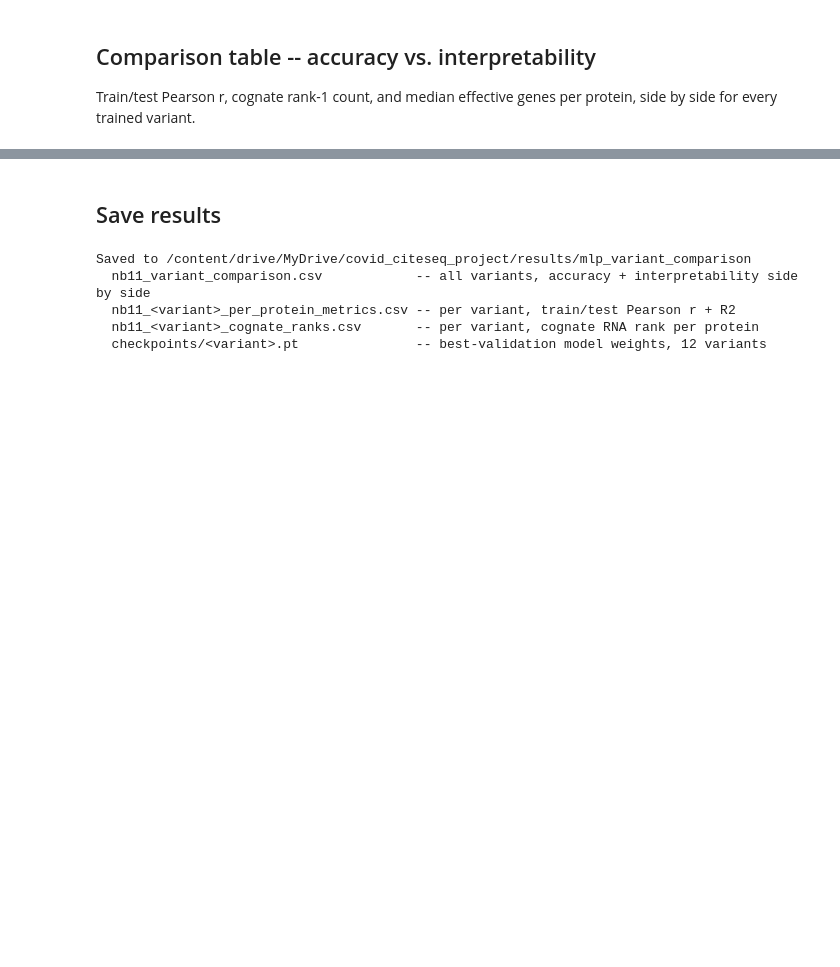
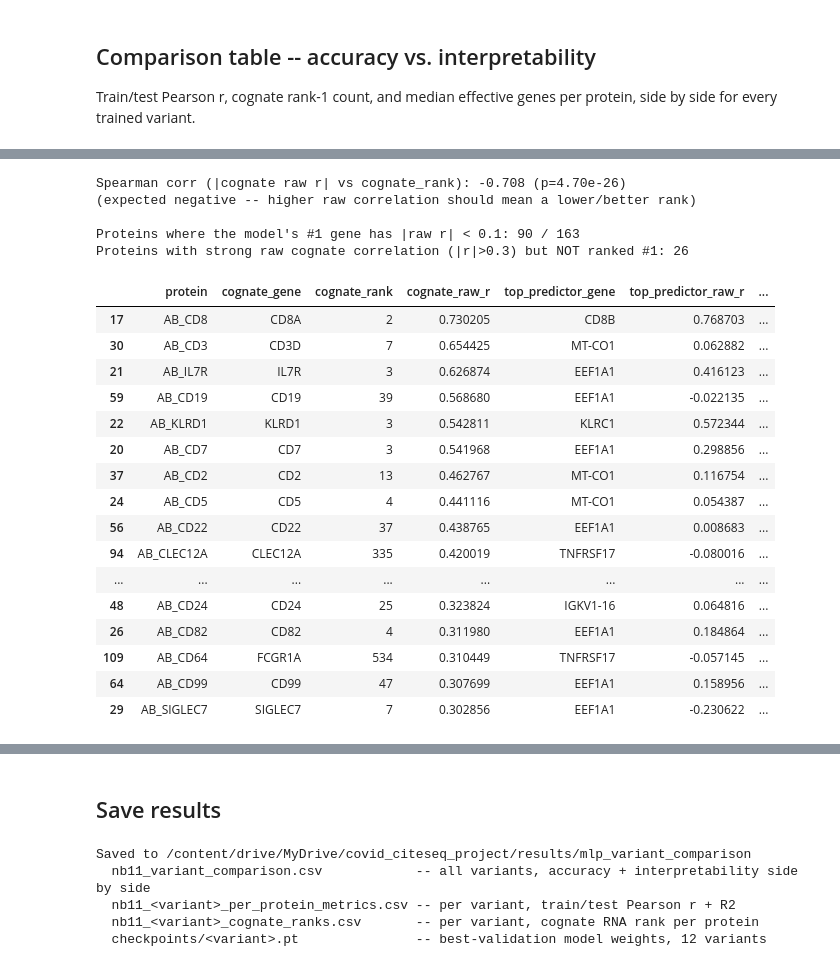
Before and after one commit to fshokor/covid-citeseq, a Jupyter notebook: notebooks/nb11_mlp_variant_comparison.ipynb, the cells around one changed output, grey strips where cells are left out. Cells and saved outputs as stored; diff of their text form; code cells hidden in the pictures; blank space fills up the shorter version.

Commit message:
comparing all models

```diff
--- a/notebooks/nb11_mlp_variant_comparison.ipynb
+++ b/notebooks/nb11_mlp_variant_comparison.ipynb
@@ -290,0 +304,17 @@ comparison_table
+# %%
+from src.analysis.evaluate import raw_correlation_check, raw_correlation_summary
+
+raw_corr_summary_rows = []
+per_variant_raw_corr = {}
+
+for name in trained_models:
+    check_df = raw_correlation_check(
+        per_variant_ranks[name], X_rna_corr[test_idx], Y_protein_corr[test_idx],
+        gene_union, matched_adt_names,
+    )
+    per_variant_raw_corr[name] = check_df
+    raw_corr_summary_rows.append({'variant': name, **raw_correlation_summary(check_df)})
+
+raw_corr_summary_df = pd.DataFrame(raw_corr_summary_rows)
+comparison_table = comparison_table.merge(raw_corr_summary_df, on='variant')
+comparison_table
@@ -290,0 +340,10 @@ comparison_table
+# %%
+REFERENCE_VARIANT = comparison_table.iloc[0]['variant']
+print(f'Reference variant: {REFERENCE_VARIANT}')
+
+reference_model = trained_models[REFERENCE_VARIANT]
+
+per_protein_test = evaluate_per_protein(
+    reference_model, X_rna_corr[test_idx], Y_protein_corr[test_idx], matched_adt_names,
+)
+per_protein_test.sort_values('pearson_r').reset_index(drop=True)
@@ -290,0 +365,37 @@ comparison_table
+# %%
+reference_check_df = per_variant_raw_corr[REFERENCE_VARIANT]
+
+rho, p = raw_correlation_summary(reference_check_df)['raw_corr_rank_spearman_rho'], \
+         raw_correlation_summary(reference_check_df)['raw_corr_rank_spearman_p']
+print(f'Spearman corr (|cognate raw r| vs cognate_rank): {rho:.3f} (p={p:.2e})')
+print('(expected negative -- higher raw correlation should mean a lower/better rank)')
+
+print(f"\nProteins where the model's #1 gene has |raw r| < 0.1: "
+      f"{reference_check_df['top_predictor_weak_raw_corr'].sum()} / {len(reference_check_df)}")
+print(f"Proteins with strong raw cognate correlation (|r|>0.3) but NOT ranked #1: "
+      f"{reference_check_df['cognate_strong_but_not_top'].sum()}")
+
+reference_check_df[reference_check_df['cognate_strong_but_not_top']].sort_values('cognate_raw_r', key=abs, ascending=False)
+# %% [output]
+Spearman corr (|cognate raw r| vs cognate_rank): -0.708 (p=4.70e-26)
+(expected negative -- higher raw correlation should mean a lower/better rank)
+
+Proteins where the model's #1 gene has |raw r| < 0.1: 90 / 163
+Proteins with strong raw cognate correlation (|r|>0.3) but NOT ranked #1: 26
+|  | protein | cognate_gene | cognate_rank | cognate_raw_r | top_predictor_gene | top_predictor_raw_r | ... |
+| 17 | AB_CD8 | CD8A | 2 | 0.730205 | CD8B | 0.768703 | ... |
+| 30 | AB_CD3 | CD3D | 7 | 0.654425 | MT-CO1 | 0.062882 | ... |
+| 21 | AB_IL7R | IL7R | 3 | 0.626874 | EEF1A1 | 0.416123 | ... |
+| 59 | AB_CD19 | CD19 | 39 | 0.568680 | EEF1A1 | -0.022135 | ... |
+| 22 | AB_KLRD1 | KLRD1 | 3 | 0.542811 | KLRC1 | 0.572344 | ... |
+| 20 | AB_CD7 | CD7 | 3 | 0.541968 | EEF1A1 | 0.298856 | ... |
+| 37 | AB_CD2 | CD2 | 13 | 0.462767 | MT-CO1 | 0.116754 | ... |
+| 24 | AB_CD5 | CD5 | 4 | 0.441116 | MT-CO1 | 0.054387 | ... |
+| 56 | AB_CD22 | CD22 | 37 | 0.438765 | EEF1A1 | 0.008683 | ... |
+| 94 | AB_CLEC12A | CLEC12A | 335 | 0.420019 | TNFRSF17 | -0.080016 | ... |
+| ... | ... | ... | ... | ... | ... | ... | ... |
+| 48 | AB_CD24 | CD24 | 25 | 0.323824 | IGKV1-16 | 0.064816 | ... |
+| 26 | AB_CD82 | CD82 | 4 | 0.311980 | EEF1A1 | 0.184864 | ... |
+| 109 | AB_CD64 | FCGR1A | 534 | 0.310449 | TNFRSF17 | -0.057145 | ... |
+| 64 | AB_CD99 | CD99 | 47 | 0.307699 | EEF1A1 | 0.158956 | ... |
+| 29 | AB_SIGLEC7 | SIGLEC7 | 7 | 0.302856 | EEF1A1 | -0.230622 | ... |
```
Also changed, not shown: parts of 15 cells of this notebook, 3 other files.
